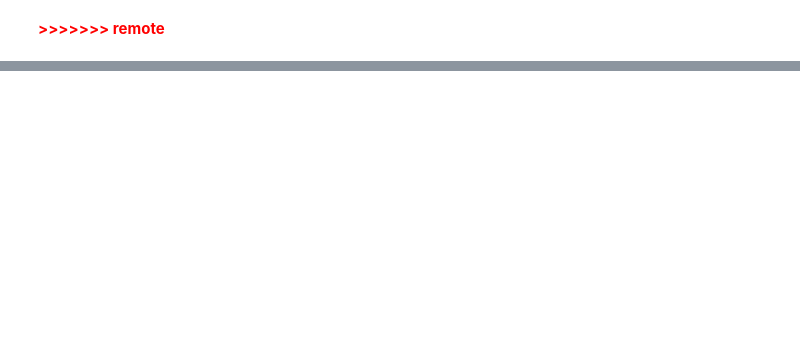
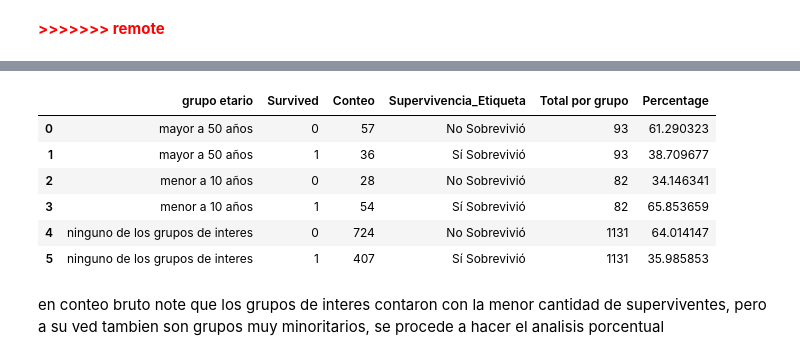
Before and after one commit to juanpablocarrillohortua/taller-pandas-titanic-grupo-1, a Jupyter notebook: notebooks/proyecto titanic.ipynb, the cells around one changed output, grey strips where cells are left out. Drawn from its saved outputs; the diff is of its cells as text; code cells hidden in the pictures; blank space fills up the shorter version.

Commit message:
analisis de grupos de 50 y 10 años

```diff
--- a/notebooks/proyecto titanic.ipynb
+++ b/notebooks/proyecto titanic.ipynb
@@ -1121,0 +1128,32 @@ Exportación de gráfico completada.
+# %%
+def clacificador_supervivencia_cantidad_porcentaje(data):
+    return data['Survived'].apply(lambda x: 'Sí Sobrevivió' if x == 1 else 'No Sobrevivió'), data.groupby('grupo etario')[0].transform('sum')
+# %%
+def clasificar_edades(edad):
+    if edad < 10:
+        return "menor a 10 años"
+    elif edad > 50:
+        return "mayor a 50 años"
+    else:
+        return 'ninguno de los grupos de interes'
+
+df_cincuenta_diez_demas = df.copy()
+
+df_cincuenta_diez_demas['grupo etario'] = df_cincuenta_diez_demas['Age'].apply(clasificar_edades)
+df_cincuenta_diez_demas = df_cincuenta_diez_demas.groupby(['grupo etario', 'Survived']).size().reset_index()
+df_cincuenta_diez_demas['Supervivencia_Etiqueta'] = clacificador_supervivencia_cantidad_porcentaje(df_cincuenta_diez_demas)
+df_cincuenta_diez_demas['Total por grupo'] = df_cincuenta_diez_demas.groupby('grupo etario')[0].transform('sum')
+
+df_cincuenta_diez_demas['Percentage'] = (df_cincuenta_diez_demas[0]/df_cincuenta_diez_demas['Total por grupo'])*100
+df_cincuenta_diez_demas.rename(columns={0: 'Conteo',
+                   'otra_columna_actual': 'otra_columna_nueva'},
+          inplace=True)
+df_cincuenta_diez_demas
+# %% [output]
+|  | grupo etario | Survived | Conteo | Supervivencia_Etiqueta | Total por grupo | Percentage |
+| 0 | mayor a 50 años | 0 | 57 | No Sobrevivió | 93 | 61.290323 |
+| 1 | mayor a 50 años | 1 | 36 | Sí Sobrevivió | 93 | 38.709677 |
+| 2 | menor a 10 años | 0 | 28 | No Sobrevivió | 82 | 34.146341 |
+| 3 | menor a 10 años | 1 | 54 | Sí Sobrevivió | 82 | 65.853659 |
+| 4 | ninguno de los grupos de interes | 0 | 724 | No Sobrevivió | 1131 | 64.014147 |
+| 5 | ninguno de los grupos de interes | 1 | 407 | Sí Sobrevivió | 1131 | 35.985853 |
@@ -1121,0 +1175,2 @@ Exportación de gráfico completada.
+# %% [markdown]
+en conteo bruto note que los grupos de interes contaron con la menor cantidad de superviventes, pero a su ved tambien son grupos muy minoritarios,  se procede a hacer el analisis porcentual
```
Also changed, not shown: parts of 9 cells of this notebook, 2 other files.
